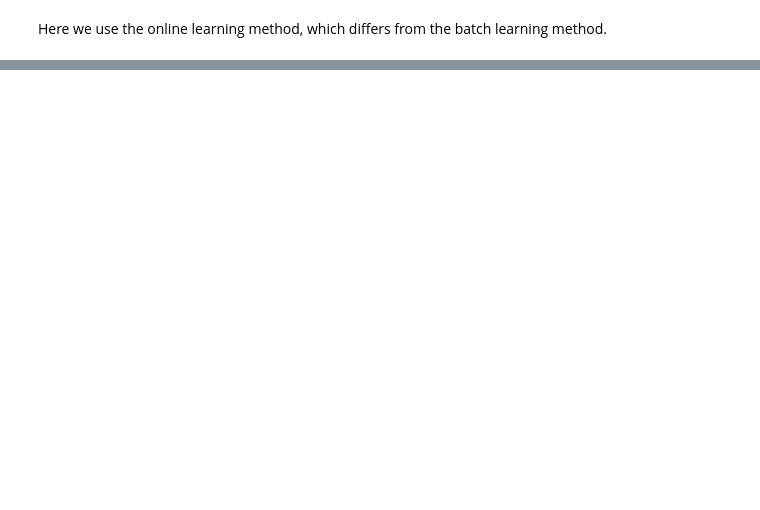
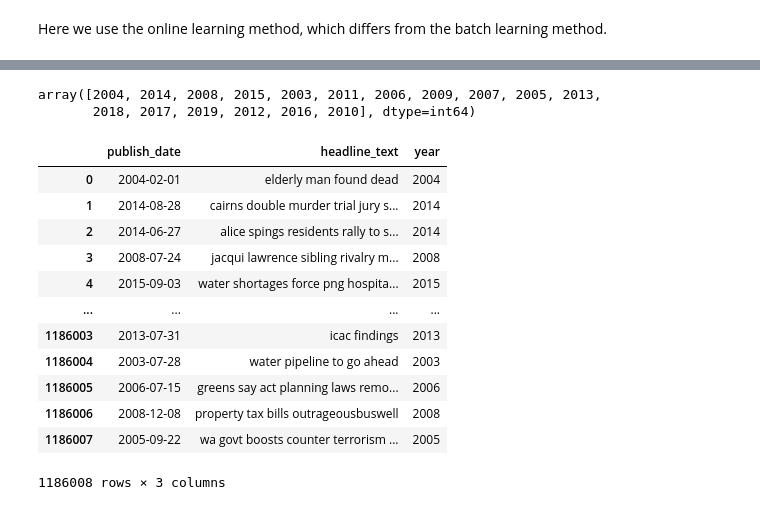
Before and after one commit to isaac-chung/data-science-projects, a Jupyter notebook: Topic Modeling/news-headlines.ipynb, the cells around one changed output, grey strips where cells are left out. Cells and saved outputs as stored; diff of their text form; code cells hidden in the pictures; blank space fills up the shorter version.

```diff
--- a/Topic Modeling/news-headlines.ipynb
+++ b/Topic Modeling/news-headlines.ipynb
@@ -378,0 +299,21 @@ country       probe         pm            act           appeal
+# %%
+df.year.unique()
+# %% [output]
+array([2004, 2014, 2008, 2015, 2003, 2011, 2006, 2009, 2007, 2005, 2013,
+       2018, 2017, 2019, 2012, 2016, 2010], dtype=int64)
+# %%
+df.head(-10)
+# %% [output]
+|  | publish_date | headline_text | year |
+| 0 | 2004-02-01 | elderly man found dead | 2004 |
+| 1 | 2014-08-28 | cairns double murder trial jury s... | 2014 |
+| 2 | 2014-06-27 | alice spings residents rally to s... | 2014 |
+| 3 | 2008-07-24 | jacqui lawrence sibling rivalry m... | 2008 |
+| 4 | 2015-09-03 | water shortages force png hospita... | 2015 |
+| ... | ... | ... | ... |
+| 1186003 | 2013-07-31 | icac findings | 2013 |
+| 1186004 | 2003-07-28 | water pipeline to go ahead | 2003 |
+| 1186005 | 2006-07-15 | greens say act planning laws remo... | 2006 |
+| 1186006 | 2008-12-08 | property tax bills outrageousbuswell | 2008 |
+| 1186007 | 2005-09-22 | wa govt boosts counter terrorism ... | 2005 |
+1186008 rows × 3 columns
```
Also changed, not shown: parts of 25 cells of this notebook.
